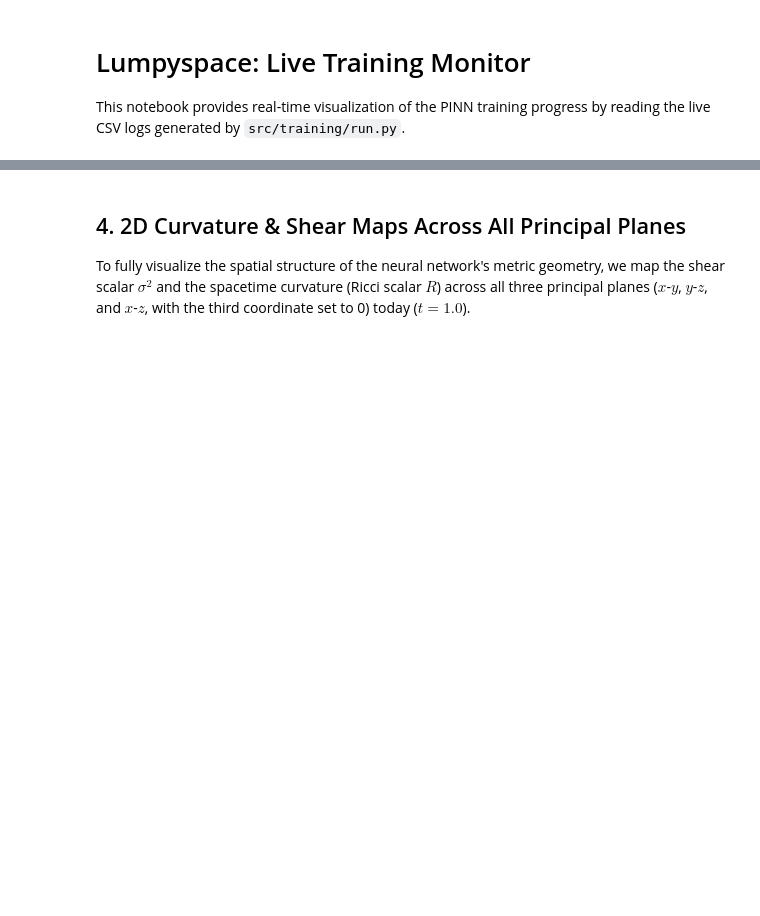
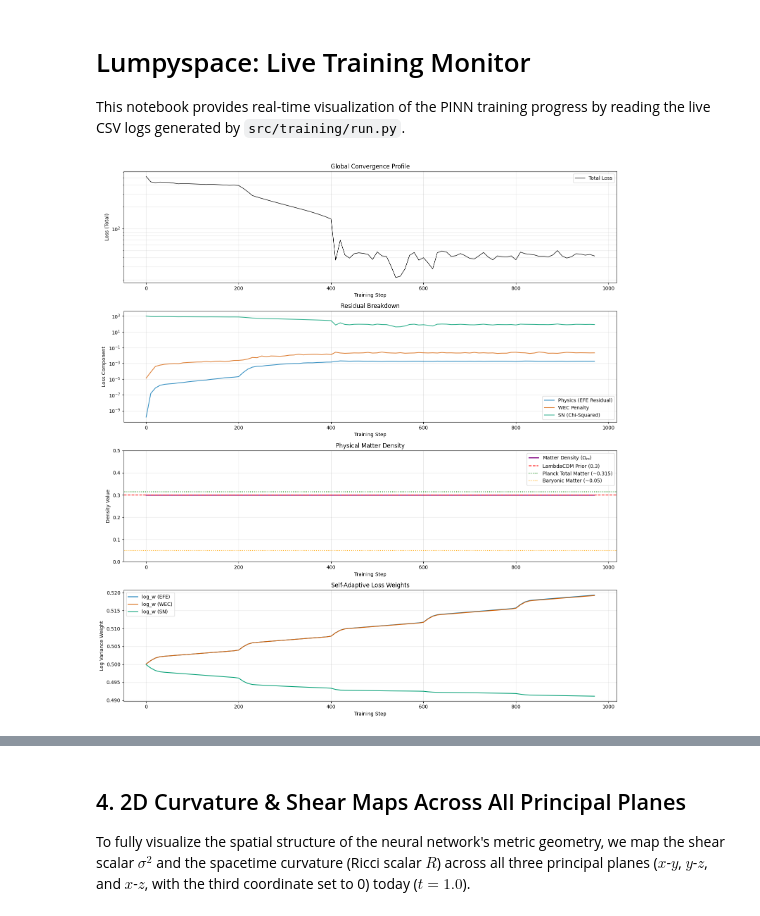
Before and after one commit to dmah42/lumpyspace, a Jupyter notebook: notebooks/monitor_training.ipynb, the cells around one changed output, grey strips where cells are left out. Drawn from its saved outputs; the diff is of its cells as text; code cells hidden in the pictures; blank space fills up the shorter version.

```diff
--- a/notebooks/monitor_training.ipynb
+++ b/notebooks/monitor_training.ipynb
@@ -6,12 +6,18 @@ import os
 import time
 
 import matplotlib.pyplot as plt
+import numpy as np
 import pandas as pd
 from IPython.display import clear_output
 
 # Path to the production logs
 log_path = "../logs/training_metrics.csv"
 
+# Okabe-Ito Color Palette
+color_efe = "#0072B2" # Blue
+color_wec = "#D55E00" # Vermilion
+color_sn = "#009E73"  # Bluish Green
+color_bao = "#CC79A7" # Reddish Purple
 
 def monitor_convergence():
   while True:
@@ -47,25 +53,28 @@ def monitor_convergence():
           df["step"],
           df["l_phys"].astype(float),
           label="Physics (EFE Residual)",
+          color=color_efe,
           alpha=0.8,
         )
         ax[1].plot(
           df["step"],
           df["l_wec"].astype(float),
           label="WEC Penalty",
-          color="darkorange",
+          color=color_wec,
           alpha=0.8,
         )
         ax[1].plot(
           df["step"],
           df["l_sn"].astype(float),
           label="SN (Chi-Squared)",
+          color=color_sn,
           alpha=0.8,
         )
         #ax[1].plot(
         #  df["step"],
         #  df["l_bao"].astype(float),
         #  label="BAO (Chi-Squared)",
+        #  color=color_bao,
         #  alpha=0.8,
         #)
         ax[1].set_yscale("log")
@@ -92,30 +101,32 @@ def monitor_convergence():
         ax[2].set_xlabel("Training Step")
         ax[2].set_ylabel("Density Value")
         ax[2].set_title("Physical Matter Density")
         # Constrain the chart to the physical realm, more or less.
         ax[2].set_ylim(0.0, 0.5)
         ax[2].grid(True, which="both", ls="-", alpha=0.3)
         ax[2].legend()
 
         plt.tight_layout()
         plt.show()
 
         print(
           f"Last Update: {time.strftime('%H:%M:%S')} | "
           f"Steps: {df['step'].iloc[-1]} | "
           f"Current Loss: {df['loss'].iloc[-1]:.3e}\n"
           f"Physics Loss: {df['l_phys'].iloc[-1]:.3e} | "
           f"WEC Loss: {df['l_wec'].iloc[-1]:.3e} | "
           f"SN Loss: {df['l_sn'].iloc[-1]:.3e}\n"
           #f"BAO Loss: {df['l_bao'].iloc[-1]:.3e}\n"
           f"\u03a9_m: {df['omega_m'].iloc[-1]:.3e}"
         )
         # Plot once and return
         return
     except Exception as e:
       print(f"Error reading logs: {e}")
 
     time.sleep(10)  # Refresh every 10 seconds to reduce IO overhead
 
 
 monitor_convergence()
+# %% [output]
+[figure, added]
```
Also changed, not shown: parts of 1 cell of this notebook.
